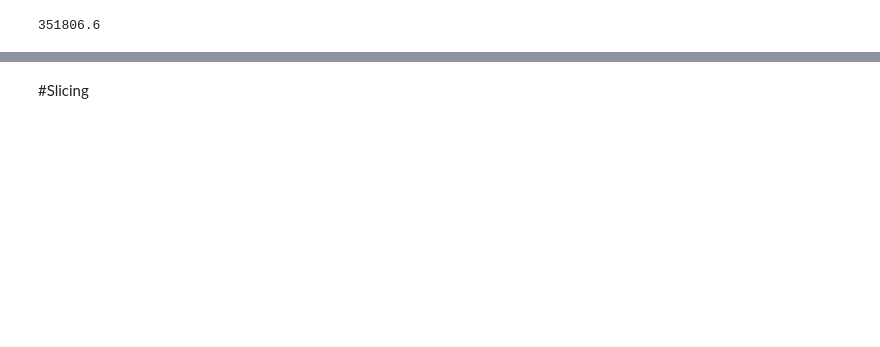
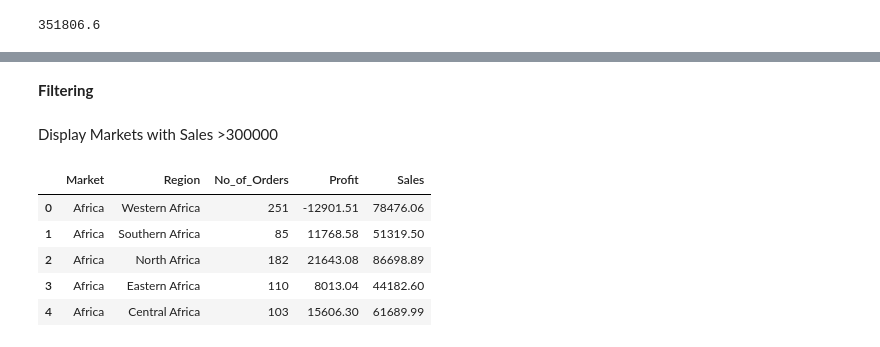
Before and after one commit to avinash2302res07/Python-Data-Science-library-Tutorial, a Jupyter notebook: Pandas.ipynb, the cells around one changed output, grey strips where cells are left out. Cells and saved outputs as stored; diff of their text form; code cells hidden in the pictures; blank space fills up the shorter version.

```diff
--- a/Pandas.ipynb
+++ b/Pandas.ipynb
@@ -719,2 +816,14 @@ Sales.iloc[6,3]
 # %% [markdown]
-#Slicing
+**Filtering**
+# %% [markdown]
+Display Markets with Sales >300000
+# %%
+Sales = pd.read_excel("/content/drive/MyDrive/sales.xlsx")
+Sales.head()
+# %% [output]
+|  | Market | Region | No_of_Orders | Profit | Sales |
+| 0 | Africa | Western Africa | 251 | -12901.51 | 78476.06 |
+| 1 | Africa | Southern Africa | 85 | 11768.58 | 51319.50 |
+| 2 | Africa | North Africa | 182 | 21643.08 | 86698.89 |
+| 3 | Africa | Eastern Africa | 110 | 8013.04 | 44182.60 |
+| 4 | Africa | Central Africa | 103 | 15606.30 | 61689.99 |
```
Also changed, not shown: parts of 21 cells of this notebook.
